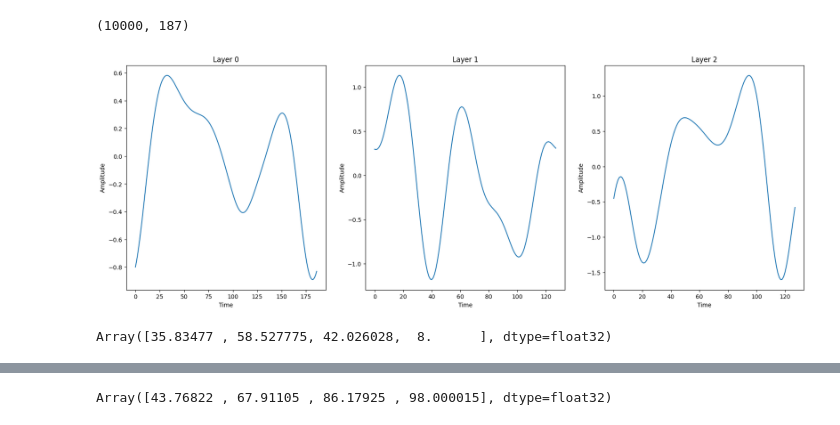
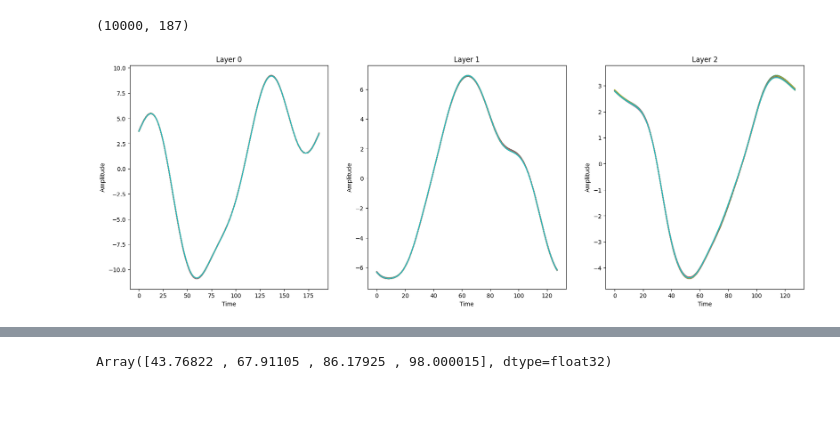
Before and after one commit to Snailed/thesis-code, a Jupyter notebook: notebooks/plot_ecg.ipynb, the cells around one changed output, grey strips where cells are left out. Saved outputs shown, nothing was run; the diff lists cells and outputs as text; code cells hidden in the pictures.

```diff
--- a/notebooks/plot_ecg.ipynb
+++ b/notebooks/plot_ecg.ipynb
@@ -24,5 +21,5 @@ The autoreload extension is already loaded. To reload it, use:
 # %%
-SAMPLE_PATH = "../samples/2025-04-04T14:34:19.237162"
+SAMPLE_PATH = "../samples/2025-04-04T15:46:14.237620"
 SEED = 10
 # %%
 methods = [d for d in os.listdir(SAMPLE_PATH) if os.path.isdir(os.path.join(SAMPLE_PATH, d))]
@@ -250,44 +247,41 @@ def S(k, alpha=1e2, beta=1e5):
     return beta*jnp.exp(-(1/alpha) * k**2)
 def sample_w_hat(normals, n: int, S=S, alpha=1e2, beta=1e5):
     w_hat = jnp.zeros(n, dtype=jnp.complex64)
 
     w_hat = w_hat.at[0].set(normals[0]) # w^ <- N(0, 1)
     for k in range(1, n//2):
         real = normals[2*k] * S(k, alpha=alpha, beta=beta) * 0.5
         img = normals[2*k+1] * S(k, alpha=alpha, beta=beta) * 0.5
         w_hat = w_hat.at[k].set(real + 1j * img)
         w_hat = w_hat.at[n-k].set(real - 1j * img)
     if n % 2 == 0:
         w_hat = w_hat.at[n//2].set(normals[n-1] * S(n//2))# Nyquist
     #assert is_hermitian(w_hat), "The generated vector is not hermitian"
     #assert jnp.allclose(jnp.imag(jnp.fft.ifft(w_hat)), 0, atol=1e-3)
     return w_hat
 
 def get_kernel(normals, alpha=1e1, beta=1e2):
     w_hat = sample_w_hat(normals, normals.shape[0], alpha=1e1, beta=1e2)
     iffted = jnp.fft.ifft(w_hat)
     assert jnp.allclose(jnp.imag(iffted), 0, atol=1e-4), "The imaginary part of the inverse FFT is not zero."
     return jnp.real(iffted)
 
 layers = 3
 i = 0
-normals = [samples[i]["post_draws"][f"w_hat_{layer}_normals"][0] for layer in range(layers)]
-alpha = samples[i]["post_draws"]["alpha0"][0] if "alpha0" in samples[i]["post_draws"] else 1e1
-beta = samples[i]["post_draws"]["beta0"][0] if "beta0" in samples[i]["post_draws"] else 1e2
+normals = [samples[i]["post_draws"][f"w_hat_{layer}_normals"] for layer in range(layers)]
+alpha = samples[i]["post_draws"]["alpha0"] if "alpha0" in samples[i]["post_draws"] else 1e1
+beta = samples[i]["post_draws"]["beta0"] if "beta0" in samples[i]["post_draws"] else 1e2
 fig, axs = plt.subplots(ncols=layers, figsize=(layers*7, 7))
 if axs.ndim == 0:
     axs = [axs]
 else:
     axs = axs.ravel()
-for layer in range(layers):
-    kernel = get_kernel(normals[layer], alpha=alpha[layer], beta=beta[layer])
-    axs[layer].plot(kernel)
-    axs[layer].set_title(f"Layer {layer}")
-    axs[layer].set_xlabel("Time")
-    axs[layer].set_ylabel("Amplitude")
+for sample in range(850,900):
+    for layer in range(layers):
+        kernel = get_kernel(normals[layer][0][sample], alpha=alpha[0][sample][layer], beta=beta[0][sample][layer])
+        axs[layer].plot(kernel)
+        axs[layer].set_title(f"Layer {layer}")
+        axs[layer].set_xlabel("Time")
+        axs[layer].set_ylabel("Amplitude")
 # %% [output]
-[figure, old version]
+[figure, new version]
-# %%
-alpha
-# %% [output]
-Array([35.83477 , 58.527775, 42.026028,  8.      ], dtype=float32)
```
Also changed, not shown: parts of 6 cells of this notebook, 10 other files.
